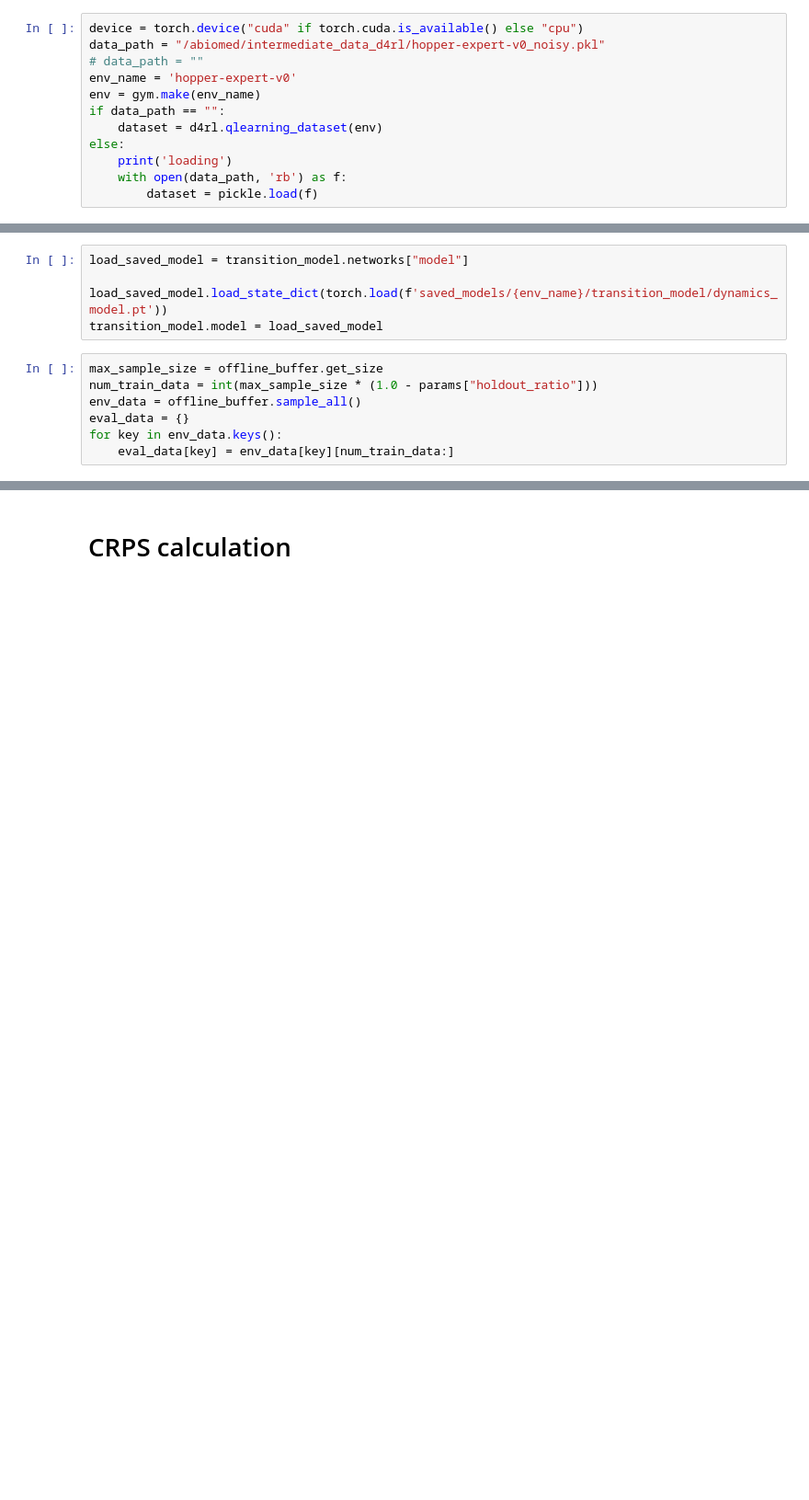
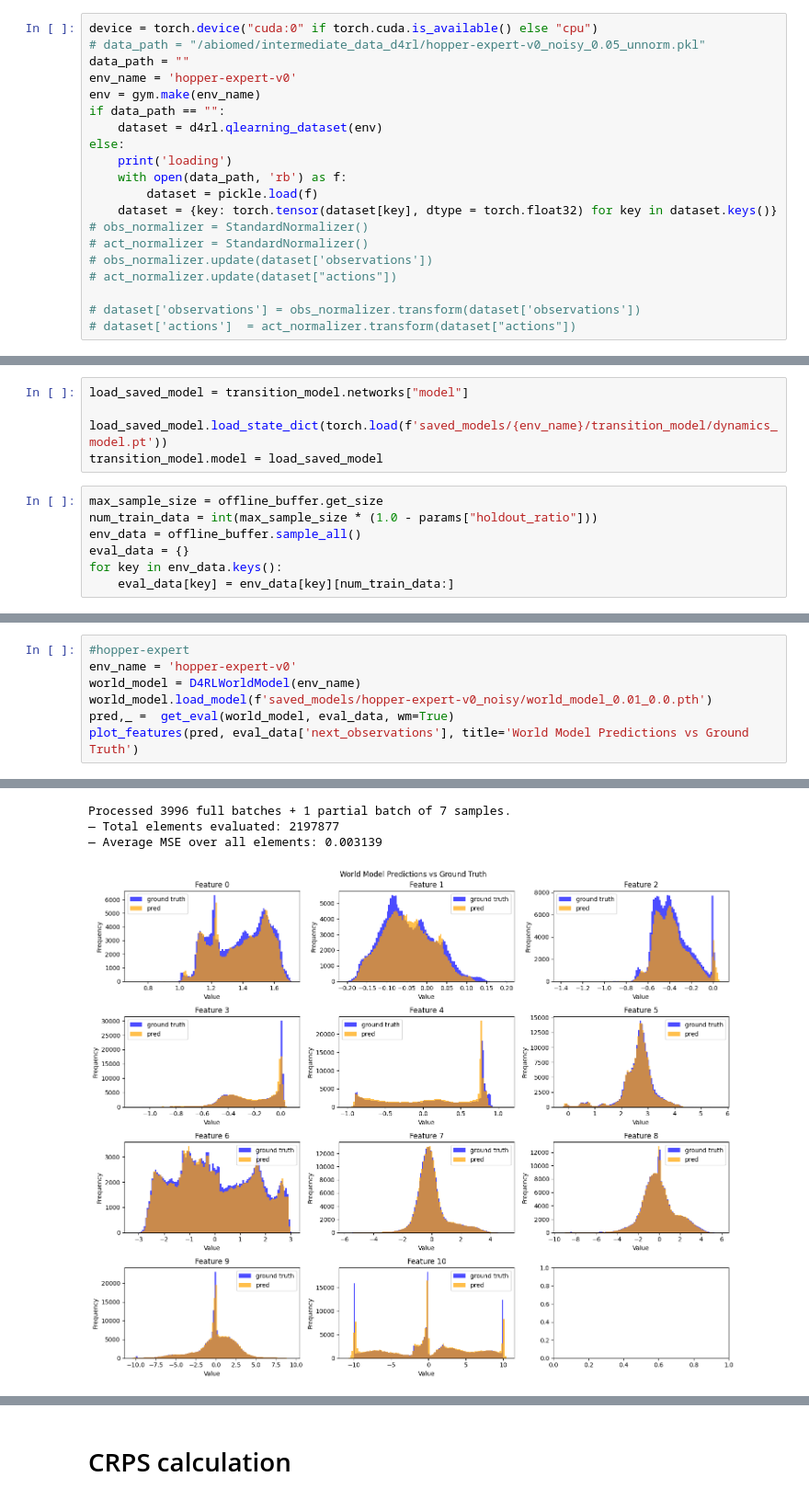
Before and after one commit to aysintumay/mbpo_uq, a Jupyter notebook: compare_models.ipynb, the cells around one changed output, grey strips where cells are left out. Shown at 92% size. Saved outputs shown, nothing was run; the diff lists cells and outputs as text; blank space fills up the shorter version.

```diff
--- a/compare_models.ipynb
+++ b/compare_models.ipynb
@@ -42,7 +36,7 @@ def plot_predictions_rl(next_obs, ground_truth):
 # %%
-device = torch.device("cuda" if torch.cuda.is_available() else "cpu")
-data_path = "/abiomed/intermediate_data_d4rl/hopper-expert-v0_noisy.pkl"
-# data_path = ""
+device = torch.device("cuda:0" if torch.cuda.is_available() else "cpu")
+# data_path = "/abiomed/intermediate_data_d4rl/hopper-expert-v0_noisy_0.05_unnorm.pkl"
+data_path = ""
 env_name = 'hopper-expert-v0'
 env = gym.make(env_name)
 if data_path == "":
@@ -51,3 +45,11 @@ else:
     print('loading')
     with open(data_path, 'rb') as f:
         dataset = pickle.load(f)
+    dataset = {key: torch.tensor(dataset[key], dtype = torch.float32) for key in dataset.keys()}
+# obs_normalizer = StandardNormalizer()
+# act_normalizer = StandardNormalizer()
+# obs_normalizer.update(dataset['observations'])
+# act_normalizer.update(dataset["actions"])
+
+# dataset['observations'] = obs_normalizer.transform(dataset['observations'])
+# dataset['actions']  = act_normalizer.transform(dataset["actions"])
@@ -288,0 +266,8 @@ Eval MSE: 15811.59765625
+# %%
+#hopper-expert
+env_name = 'hopper-expert-v0'
+world_model = D4RLWorldModel(env_name)
+world_model.load_model(f'saved_models/hopper-expert-v0_noisy/world_model_0.01_0.0.pth')
+pred,_ =  get_eval(world_model, eval_data, wm=True)
+plot_features(pred, eval_data['next_observations'], title='World Model Predictions vs Ground Truth')
+# %% [output]
@@ -289 +276,5 @@ Eval MSE: 15811.59765625
+Processed 3996 full batches + 1 partial batch of 7 samples.
+— Total elements evaluated: 2197877
+— Average MSE over all elements: 0.003139
+[figure, added]
 # %%
```
Also changed, not shown: parts of 32 cells of this notebook, 46 other files.
